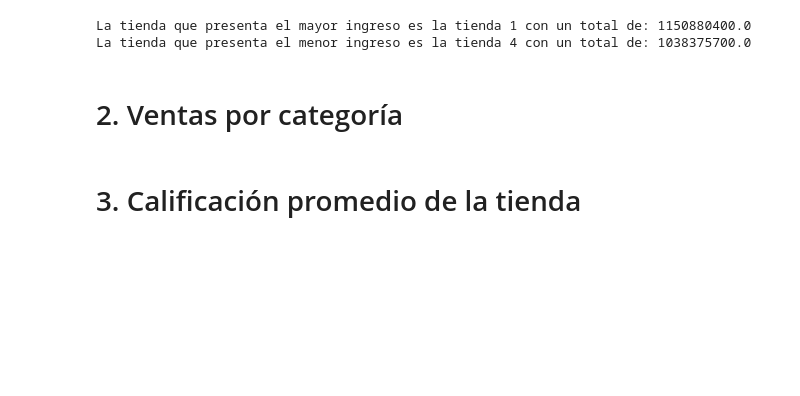
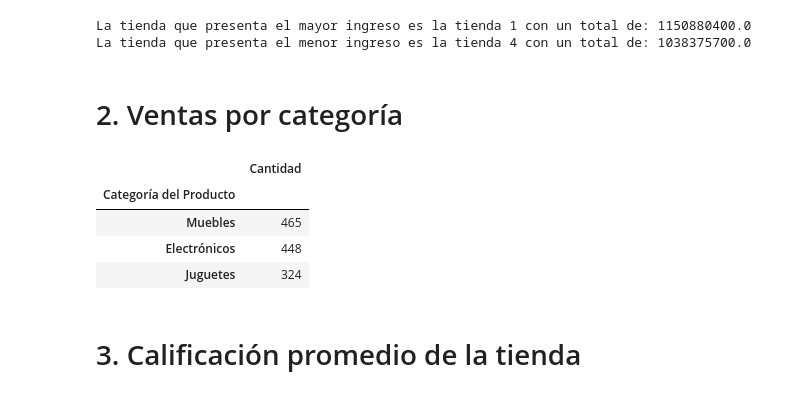
Before and after one commit to luisvillegas-soft/Challenge_Alura_Store, a Jupyter notebook: AluraStoreLatam.ipynb, the cells around one changed output. Drawn from its saved outputs; the diff is of its cells as text; code cells hidden in the pictures; blank space fills up the shorter version.

```diff
--- a/AluraStoreLatam.ipynb
+++ b/AluraStoreLatam.ipynb
@@ -59,10 +59,32 @@ La tienda que presenta el menor ingreso es la tienda 4 con un total de: 10383757
 # %% [markdown]
 # 2. Ventas por categoría
 # %%
-ventas_por_categorias_tienda1 = (tienda1.groupby("Categoría del Producto")[["Categoría del Producto"]].count()).rename(columns={"Categoría del Producto":"Cantidad"})
-ventas_por_categorias_tienda2 = (tienda2.groupby("Categoría del Producto")[["Categoría del Producto"]].count()).rename(columns={"Categoría del Producto":"Cantidad"})
-ventas_por_categorias_tienda3 = (tienda3.groupby("Categoría del Producto")[["Categoría del Producto"]].count()).rename(columns={"Categoría del Producto":"Cantidad"})
-ventas_por_categorias_tienda4 = (tienda4.groupby("Categoría del Producto")[["Categoría del Producto"]].count()).rename(columns={"Categoría del Producto":"Cantidad"})
+ventas_por_categorias_totales = {
+"ventas_por_categorias_tienda1" : (tienda1.groupby("Categoría del Producto")[["Categoría del Producto"]].count()).rename(columns={"Categoría del Producto":"Cantidad"}),
+"ventas_por_categorias_tienda2" : (tienda2.groupby("Categoría del Producto")[["Categoría del Producto"]].count()).rename(columns={"Categoría del Producto":"Cantidad"}),
+"ventas_por_categorias_tienda3" : (tienda3.groupby("Categoría del Producto")[["Categoría del Producto"]].count()).rename(columns={"Categoría del Producto":"Cantidad"}),
+"ventas_por_categorias_tienda4" : (tienda4.groupby("Categoría del Producto")[["Categoría del Producto"]].count()).rename(columns={"Categoría del Producto":"Cantidad"})
+}
+
+categorias_mas_vendidas_tienda1 = ventas_por_categorias_totales["ventas_por_categorias_tienda1"].sort_values('Cantidad', ascending=False).head(3)
+categorias_mas_vendidas_tienda2 = ventas_por_categorias_totales["ventas_por_categorias_tienda2"].sort_values('Cantidad', ascending=False).head(3)
+categorias_mas_vendidas_tienda3 = ventas_por_categorias_totales["ventas_por_categorias_tienda3"].sort_values('Cantidad', ascending=False).head(3)
+categorias_mas_vendidas_tienda4 = ventas_por_categorias_totales["ventas_por_categorias_tienda4"].sort_values('Cantidad', ascending=False).head(3)
+
+categorias_menos_vendidas_tienda1 = ventas_por_categorias_totales["ventas_por_categorias_tienda1"].sort_values('Cantidad', ascending=True).head(3)
+categorias_menos_vendidas_tienda2 = ventas_por_categorias_totales["ventas_por_categorias_tienda2"].sort_values('Cantidad', ascending=True).head(3)
+categorias_menos_vendidas_tienda3 = ventas_por_categorias_totales["ventas_por_categorias_tienda3"].sort_values('Cantidad', ascending=True).head(3)
+categorias_menos_vendidas_tienda4 = ventas_por_categorias_totales["ventas_por_categorias_tienda4"].sort_values('Cantidad', ascending=True).head(3)
+# %%
+df1=ventas_por_categorias_totales["ventas_por_categorias_tienda1"].sort_values('Cantidad', ascending=False).head(3)
+# %%
+df1
+# %% [output]
+|  | Cantidad |
+| Categoría del Producto |  |
+| Muebles | 465 |
+| Electrónicos | 448 |
+| Juguetes | 324 |
 # %% [markdown]
 # 3. Calificación promedio de la tienda
 # %%
```
Also changed, not shown: parts of 4 cells of this notebook.
